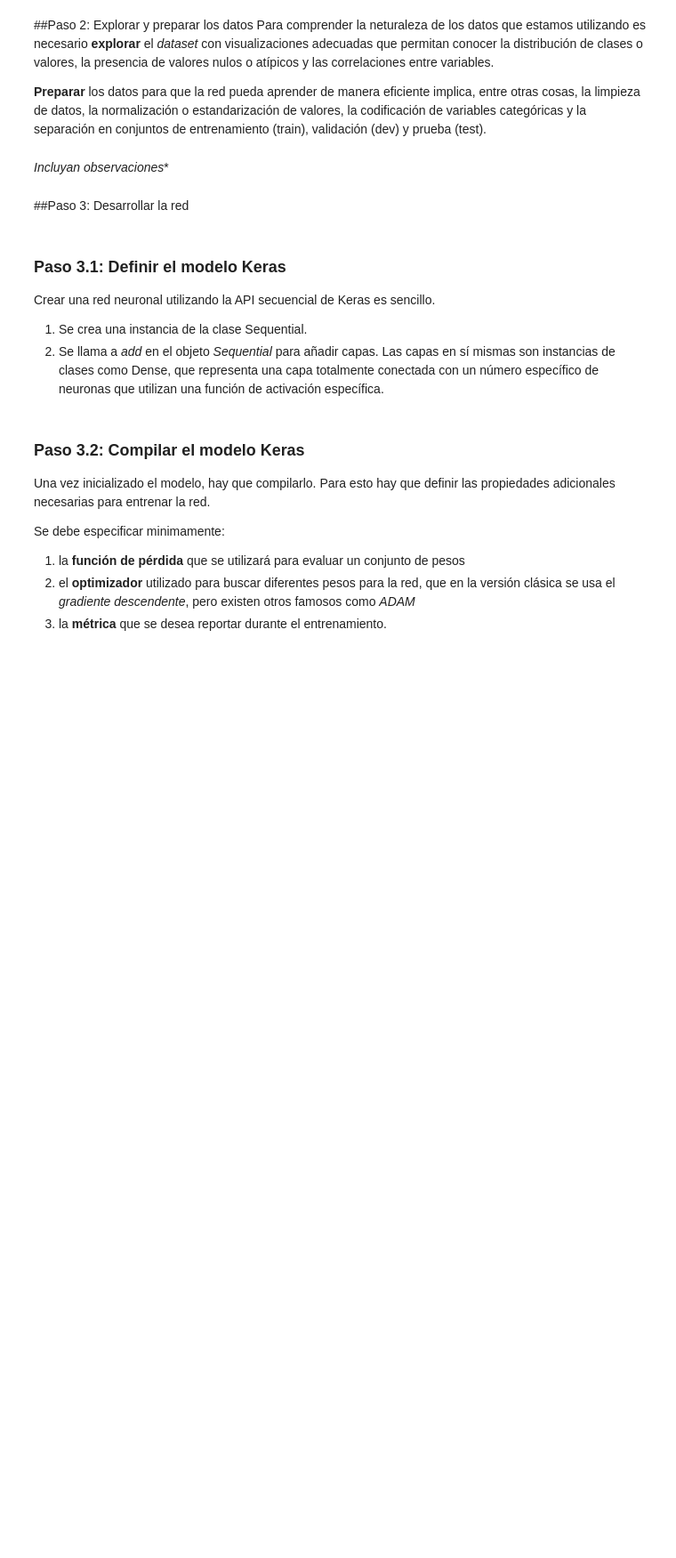
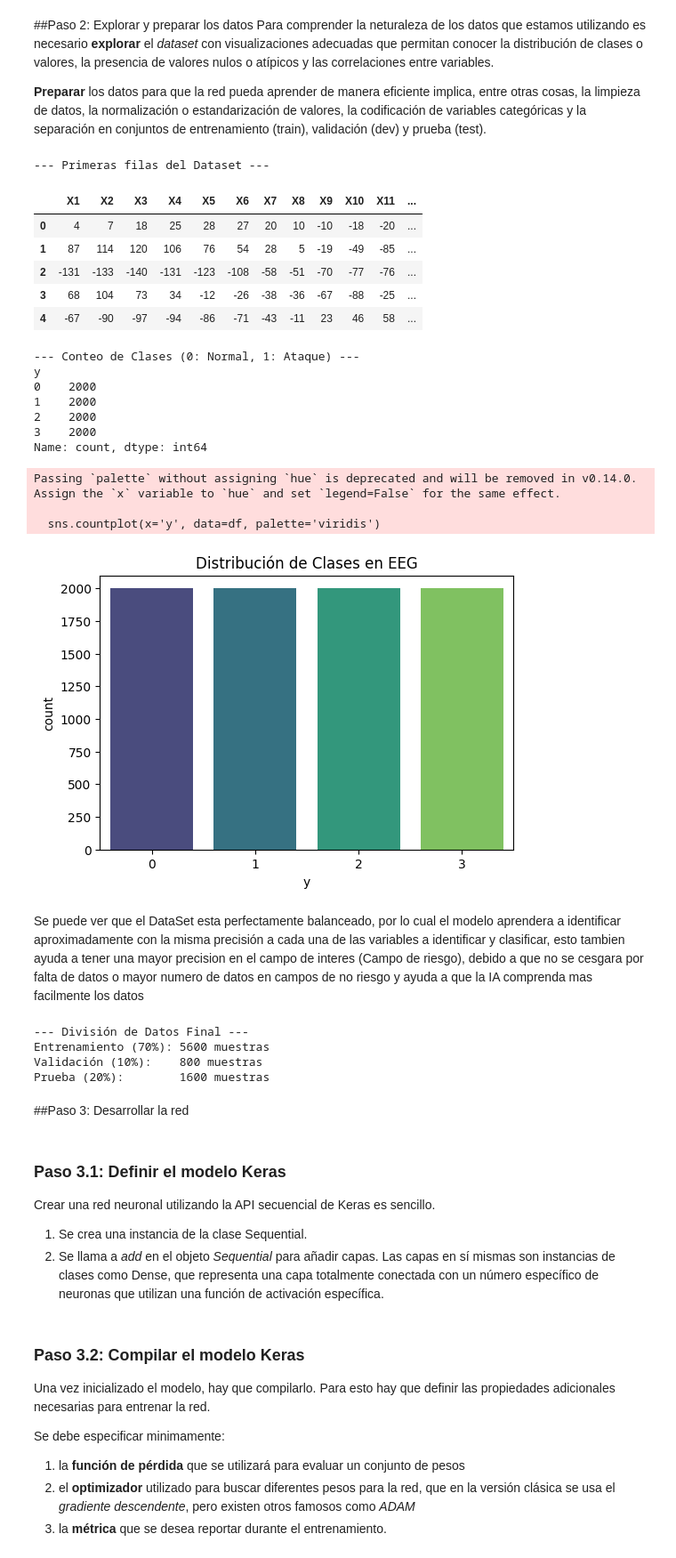
Before and after one commit to diegoortiz1008-hash/Lab02-PTIA, a Jupyter notebook: labNN_PTIA_c.ipynb, the cells around one changed output. Shown at 89% size. Cells and saved outputs as stored; diff of their text form; code cells hidden in the pictures; blank space fills up the shorter version.

```diff
--- a/labNN_PTIA_c.ipynb
+++ b/labNN_PTIA_c.ipynb
@@ -482,2 +488,0 @@ Para comprender la neturaleza de los datos que estamos utilizando es necesario *
-# %% [markdown]
-*Incluyan observaciones**
@@ -486,3 +489,78 @@ Para comprender la neturaleza de los datos que estamos utilizando es necesario *
+# %%
+import pandas as pd
+import matplotlib.pyplot as plt
+import seaborn as sns
+from sklearn.model_selection import train_test_split
+from sklearn.preprocessing import StandardScaler
+
+
+# Se eliminan filas ruidosas
+df = pd.read_csv('BEED_Data.csv', on_bad_lines='skip')
+
+# EXPLORACIÓN (EDA)
+print("--- Primeras filas del Dataset ---")
+display(df.head())
+
+print("\n--- Conteo de Clases (0: Normal, 1: Ataque) ---")
+print(df['y'].value_counts())
+
+# Visualización de la distribución
+plt.figure(figsize=(6,4))
+sns.countplot(x='y', data=df, palette='viridis')
+plt.title('Distribución de Clases en EEG')
+plt.show()
+
+# PREPARACIÓN DE DATOS
+# Separar X (señales) de y (resultado)
+X = df.drop('y', axis=1)
+y = df['y']
+# %% [output]
+--- Primeras filas del Dataset ---
+|  | X1 | X2 | X3 | X4 | X5 | X6 | X7 | X8 | X9 | X10 | X11 | ... |
+| 0 | 4 | 7 | 18 | 25 | 28 | 27 | 20 | 10 | -10 | -18 | -20 | ... |
+| 1 | 87 | 114 | 120 | 106 | 76 | 54 | 28 | 5 | -19 | -49 | -85 | ... |
+| 2 | -131 | -133 | -140 | -131 | -123 | -108 | -58 | -51 | -70 | -77 | -76 | ... |
+| 3 | 68 | 104 | 73 | 34 | -12 | -26 | -38 | -36 | -67 | -88 | -25 | ... |
+| 4 | -67 | -90 | -97 | -94 | -86 | -71 | -43 | -11 | 23 | 46 | 58 | ... |
+--- Conteo de Clases (0: Normal, 1: Ataque) ---
+y
+0    2000
+1    2000
+2    2000
+3    2000
+Name: count, dtype: int64
+Passing `palette` without assigning `hue` is deprecated and will be removed in v0.14.0. Assign the `x` variable to `hue` and set `legend=False` for the same effect.
+
+  sns.countplot(x='y', data=df, palette='viridis')
+[figure, added]
+# %% [markdown]
+Se puede ver que el DataSet esta perfectamente balanceado, por lo cual el modelo aprendera a identificar aproximadamente con la misma precisión a cada una de las variables a identificar y clasificar, esto tambien ayuda a tener una mayor precision en el campo de interes (Campo de riesgo), debido a que no se cesgara por falta de datos o mayor numero de datos en campos de no riesgo y ayuda a que la IA comprenda mas facilmente los datos
+# %%
+
+scaler = StandardScaler()
+X_scaled = scaler.fit_transform(X)
+
+
+# DIVISIÓN (70% Train, 10% Dev/Val, 20% Test)
+# Primero se separa el 20% para Test
+X_train_full, X_test, y_train_full, y_test = train_test_split(
+    X_scaled, y, test_size=0.20, random_state=42, stratify=y
+)
+
+# Del 80% restante, sacamos el 12.5% para que sea el 10% del total original (10/80 = 0.125)
+X_train, X_val, y_train, y_val = train_test_split(
+    X_train_full, y_train_full, test_size=0.125, random_state=42, stratify=y_train_full
+)
+
+print(f"\n--- División de Datos Final ---")
+print(f"Entrenamiento (70%): {len(X_train)} muestras")
+print(f"Validación (10%):    {len(X_val)} muestras")
+print(f"Prueba (20%):        {len(X_test)} muestras")
+# %% [output]
+--- División de Datos Final ---
+Entrenamiento (70%): 5600 muestras
+Validación (10%):    800 muestras
+Prueba (20%):        1600 muestras
 # %% [markdown]
 ##Paso 3: Desarrollar la red
 # %% [markdown]
```
Also changed, not shown: parts of 13 cells of this notebook, 1 other file.
